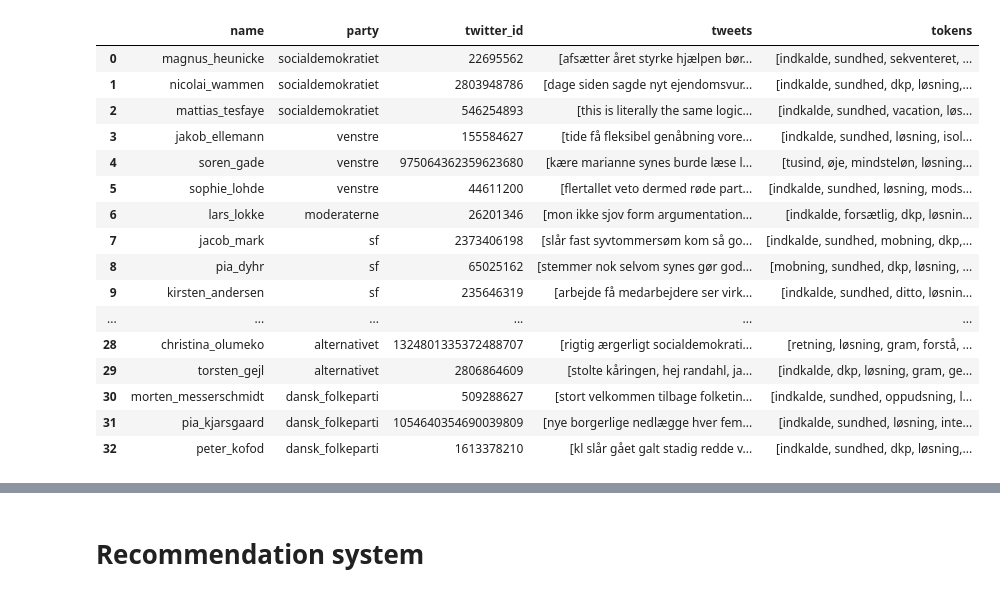
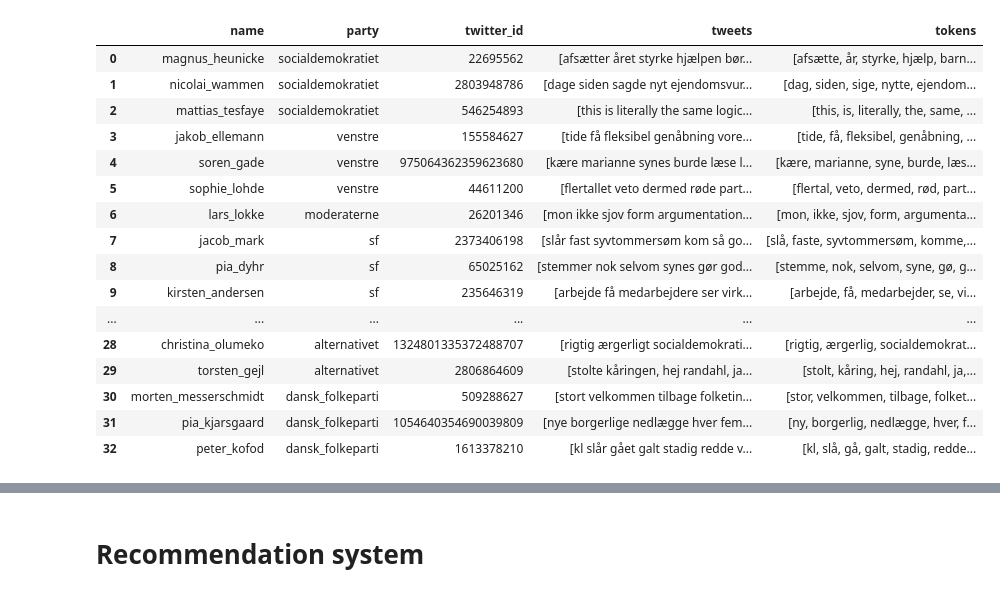
Before and after one commit to s180820/02807_dkpol, a Jupyter notebook: recomendation_system.ipynb, the cells around one changed output, grey strips where cells are left out. Cells and saved outputs as stored; diff of their text form; code cells hidden in the pictures.

```diff
--- a/recomendation_system.ipynb
+++ b/recomendation_system.ipynb
@@ -41,7 +41,7 @@ import simplemma #use simplemma instead of nltk.WordNetLemmatizer()          ###
 data["tokens"] = [[simplemma.lemmatize(w, lang='da') for w in data["tokens"][i]] for i in range(len(data))] ### vi har addet denne linje
 
 # only include unique words
-data['tokens'] = data['tokens'].apply(lambda x: list(set(x)))
+# data['tokens'] = data['tokens'].apply(lambda x: list(set(x)))
 
 data
 # %% [output]
@@ -67,17 +83,17 @@ You should consider upgrading via the 'c:\Users\bayka\Anaconda3\envs\katrine_per
 |  | name | party | twitter_id | tweets | tokens |
-| 0 | magnus_heunicke | socialdemokratiet | 22695562 | [afsætter året styrke hjælpen bør... | [indkalde, sundhed, sekventeret, ... |
-| 1 | nicolai_wammen | socialdemokratiet | 2803948786 | [dage siden sagde nyt ejendomsvur... | [indkalde, sundhed, dkp, løsning,... |
-| 2 | mattias_tesfaye | socialdemokratiet | 546254893 | [this is literally the same logic... | [indkalde, sundhed, vacation, løs... |
-| 3 | jakob_ellemann | venstre | 155584627 | [tide få fleksibel genåbning vore... | [indkalde, sundhed, løsning, isol... |
-| 4 | soren_gade | venstre | 975064362359623680 | [kære marianne synes burde læse l... | [tusind, øje, mindsteløn, løsning... |
-| 5 | sophie_lohde | venstre | 44611200 | [flertallet veto dermed røde part... | [indkalde, sundhed, løsning, mods... |
-| 6 | lars_lokke | moderaterne | 26201346 | [mon ikke sjov form argumentation... | [indkalde, forsætlig, dkp, løsnin... |
-| 7 | jacob_mark | sf | 2373406198 | [slår fast syvtommersøm kom så go... | [indkalde, sundhed, mobning, dkp,... |
-| 8 | pia_dyhr | sf | 65025162 | [stemmer nok selvom synes gør god... | [mobning, sundhed, dkp, løsning, ... |
-| 9 | kirsten_andersen | sf | 235646319 | [arbejde få medarbejdere ser virk... | [indkalde, sundhed, ditto, løsnin... |
+| 0 | magnus_heunicke | socialdemokratiet | 22695562 | [afsætter året styrke hjælpen bør... | [afsætte, år, styrke, hjælp, barn... |
+| 1 | nicolai_wammen | socialdemokratiet | 2803948786 | [dage siden sagde nyt ejendomsvur... | [dag, siden, sige, nytte, ejendom... |
+| 2 | mattias_tesfaye | socialdemokratiet | 546254893 | [this is literally the same logic... | [this, is, literally, the, same, ... |
+| 3 | jakob_ellemann | venstre | 155584627 | [tide få fleksibel genåbning vore... | [tide, få, fleksibel, genåbning, ... |
+| 4 | soren_gade | venstre | 975064362359623680 | [kære marianne synes burde læse l... | [kære, marianne, syne, burde, læs... |
+| 5 | sophie_lohde | venstre | 44611200 | [flertallet veto dermed røde part... | [flertal, veto, dermed, rød, part... |
+| 6 | lars_lokke | moderaterne | 26201346 | [mon ikke sjov form argumentation... | [mon, ikke, sjov, form, argumenta... |
+| 7 | jacob_mark | sf | 2373406198 | [slår fast syvtommersøm kom så go... | [slå, faste, syvtommersøm, komme,... |
+| 8 | pia_dyhr | sf | 65025162 | [stemmer nok selvom synes gør god... | [stemme, nok, selvom, syne, gø, g... |
+| 9 | kirsten_andersen | sf | 235646319 | [arbejde få medarbejdere ser virk... | [arbejde, få, medarbejder, se, vi... |
 | ... | ... | ... | ... | ... | ... |
-| 28 | christina_olumeko | alternativet | 1324801335372488707 | [rigtig ærgerligt socialdemokrati... | [retning, løsning, gram, forstå, ... |
-| 29 | torsten_gejl | alternativet | 2806864609 | [stolte kåringen, hej randahl, ja... | [indkalde, dkp, løsning, gram, ge... |
-| 30 | morten_messerschmidt | dansk_folkeparti | 509288627 | [stort velkommen tilbage folketin... | [indkalde, sundhed, oppudsning, l... |
-| 31 | pia_kjarsgaard | dansk_folkeparti | 1054640354690039809 | [nye borgerlige nedlægge hver fem... | [indkalde, sundhed, løsning, inte... |
-| 32 | peter_kofod | dansk_folkeparti | 1613378210 | [kl slår gået galt stadig redde v... | [indkalde, sundhed, dkp, løsning,... |
+| 28 | christina_olumeko | alternativet | 1324801335372488707 | [rigtig ærgerligt socialdemokrati... | [rigtig, ærgerlig, socialdemokrat... |
+| 29 | torsten_gejl | alternativet | 2806864609 | [stolte kåringen, hej randahl, ja... | [stolt, kåring, hej, randahl, ja,... |
+| 30 | morten_messerschmidt | dansk_folkeparti | 509288627 | [stort velkommen tilbage folketin... | [stor, velkommen, tilbage, folket... |
+| 31 | pia_kjarsgaard | dansk_folkeparti | 1054640354690039809 | [nye borgerlige nedlægge hver fem... | [ny, borgerlig, nedlægge, hver, f... |
+| 32 | peter_kofod | dansk_folkeparti | 1613378210 | [kl slår gået galt stadig redde v... | [kl, slå, gå, galt, stadig, redde... |
```
Also changed, not shown: parts of 19 cells of this notebook.
